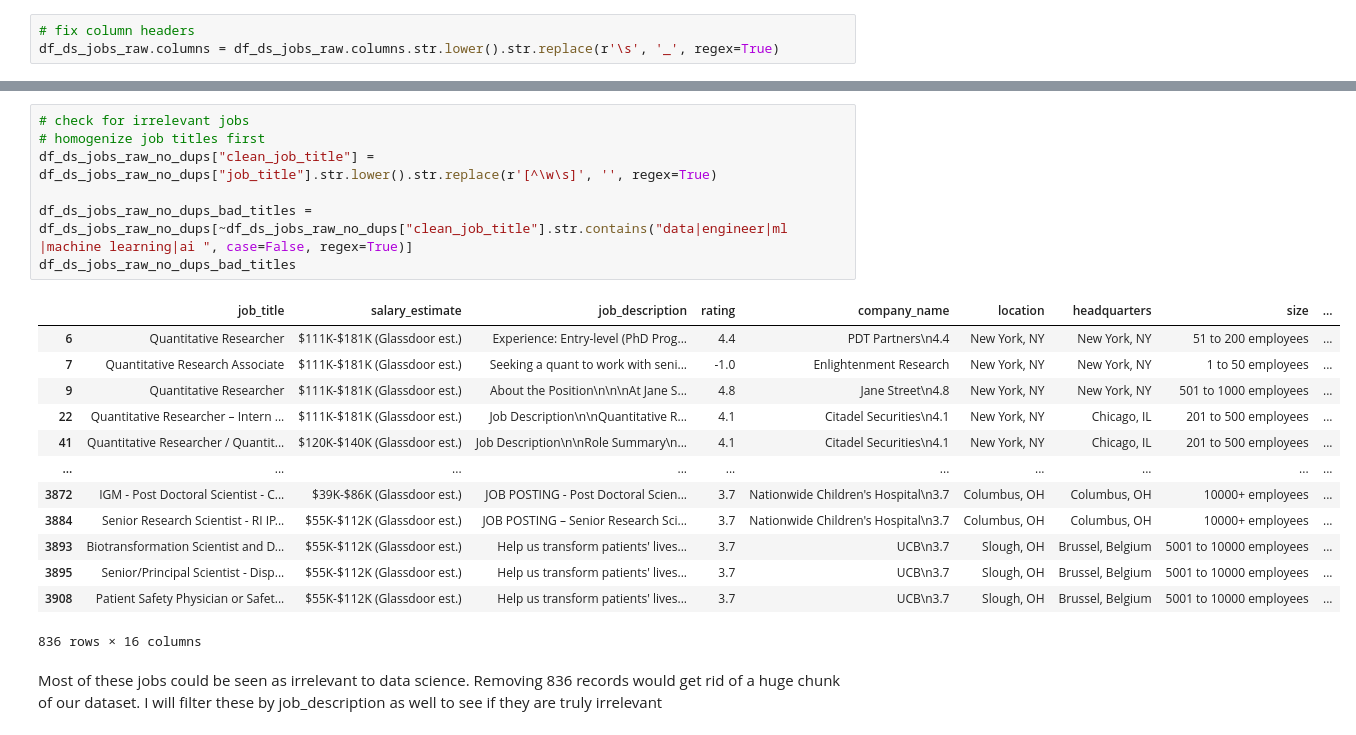
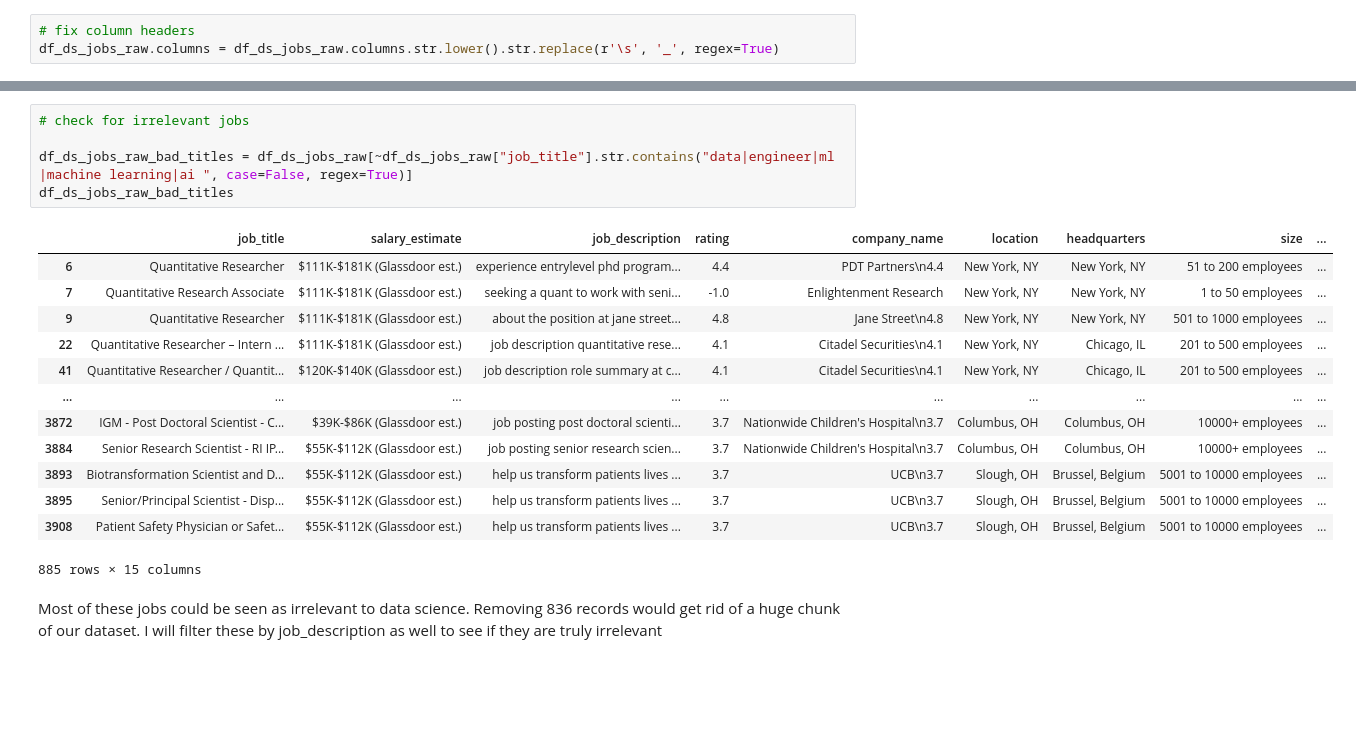
Before and after one commit to Thomas-Kulch/text_data_toolkit, a Jupyter notebook: eda/EDA_Job_Descriptions.ipynb, the cells around one changed output, grey strips where cells are left out. Drawn from its saved outputs; the diff is of its cells as text; blank space fills up the shorter version.

Commit message:
fixed bugs in eda and data_transformation and did 2020 EDA in EDA_Job_Descriptions.ipynb

```diff
--- a/eda/EDA_Job_Descriptions.ipynb
+++ b/eda/EDA_Job_Descriptions.ipynb
@@ -184,24 +158,22 @@ memory usage: 460.6+ KB
 # %%
 # check for irrelevant jobs
-# homogenize job titles first
-df_ds_jobs_raw_no_dups["clean_job_title"] = df_ds_jobs_raw_no_dups["job_title"].str.lower().str.replace(r'[^\w\s]', '', regex=True)
 
-df_ds_jobs_raw_no_dups_bad_titles = df_ds_jobs_raw_no_dups[~df_ds_jobs_raw_no_dups["clean_job_title"].str.contains("data|engineer|ml |machine learning|ai ", case=False, regex=True)]
-df_ds_jobs_raw_no_dups_bad_titles
+df_ds_jobs_raw_bad_titles = df_ds_jobs_raw[~df_ds_jobs_raw["job_title"].str.contains("data|engineer|ml |machine learning|ai ", case=False, regex=True)]
+df_ds_jobs_raw_bad_titles
 # %% [output]
 |  | job_title | salary_estimate | job_description | rating | company_name | location | headquarters | size | ... |
-| 6 | Quantitative Researcher | $111K-$181K (Glassdoor est.) | Experience: Entry-level (PhD Prog... | 4.4 | PDT Partners\n4.4 | New York, NY | New York, NY | 51 to 200 employees | ... |
-| 7 | Quantitative Research Associate | $111K-$181K (Glassdoor est.) | Seeking a quant to work with seni... | -1.0 | Enlightenment Research | New York, NY | New York, NY | 1 to 50 employees | ... |
-| 9 | Quantitative Researcher | $111K-$181K (Glassdoor est.) | About the Position\n\n\nAt Jane S... | 4.8 | Jane Street\n4.8 | New York, NY | New York, NY | 501 to 1000 employees | ... |
-| 22 | Quantitative Researcher – Intern ... | $111K-$181K (Glassdoor est.) | Job Description\n\nQuantitative R... | 4.1 | Citadel Securities\n4.1 | New York, NY | Chicago, IL | 201 to 500 employees | ... |
-| 41 | Quantitative Researcher / Quantit... | $120K-$140K (Glassdoor est.) | Job Description\n\nRole Summary\n... | 4.1 | Citadel Securities\n4.1 | New York, NY | Chicago, IL | 201 to 500 employees | ... |
+| 6 | Quantitative Researcher | $111K-$181K (Glassdoor est.) | experience entrylevel phd program... | 4.4 | PDT Partners\n4.4 | New York, NY | New York, NY | 51 to 200 employees | ... |
+| 7 | Quantitative Research Associate | $111K-$181K (Glassdoor est.) | seeking a quant to work with seni... | -1.0 | Enlightenment Research | New York, NY | New York, NY | 1 to 50 employees | ... |
+| 9 | Quantitative Researcher | $111K-$181K (Glassdoor est.) | about the position at jane street... | 4.8 | Jane Street\n4.8 | New York, NY | New York, NY | 501 to 1000 employees | ... |
+| 22 | Quantitative Researcher – Intern ... | $111K-$181K (Glassdoor est.) | job description quantitative rese... | 4.1 | Citadel Securities\n4.1 | New York, NY | Chicago, IL | 201 to 500 employees | ... |
+| 41 | Quantitative Researcher / Quantit... | $120K-$140K (Glassdoor est.) | job description role summary at c... | 4.1 | Citadel Securities\n4.1 | New York, NY | Chicago, IL | 201 to 500 employees | ... |
 | ... | ... | ... | ... | ... | ... | ... | ... | ... | ... |
-| 3872 | IGM - Post Doctoral Scientist - C... | $39K-$86K (Glassdoor est.) | JOB POSTING - Post Doctoral Scien... | 3.7 | Nationwide Children's Hospital\n3.7 | Columbus, OH | Columbus, OH | 10000+ employees | ... |
-| 3884 | Senior Research Scientist - RI IP... | $55K-$112K (Glassdoor est.) | JOB POSTING – Senior Research Sci... | 3.7 | Nationwide Children's Hospital\n3.7 | Columbus, OH | Columbus, OH | 10000+ employees | ... |
-| 3893 | Biotransformation Scientist and D... | $55K-$112K (Glassdoor est.) | Help us transform patients' lives... | 3.7 | UCB\n3.7 | Slough, OH | Brussel, Belgium | 5001 to 10000 employees | ... |
-| 3895 | Senior/Principal Scientist - Disp... | $55K-$112K (Glassdoor est.) | Help us transform patients' lives... | 3.7 | UCB\n3.7 | Slough, OH | Brussel, Belgium | 5001 to 10000 employees | ... |
-| 3908 | Patient Safety Physician or Safet... | $55K-$112K (Glassdoor est.) | Help us transform patients' lives... | 3.7 | UCB\n3.7 | Slough, OH | Brussel, Belgium | 5001 to 10000 employees | ... |
+| 3872 | IGM - Post Doctoral Scientist - C... | $39K-$86K (Glassdoor est.) | job posting post doctoral scienti... | 3.7 | Nationwide Children's Hospital\n3.7 | Columbus, OH | Columbus, OH | 10000+ employees | ... |
+| 3884 | Senior Research Scientist - RI IP... | $55K-$112K (Glassdoor est.) | job posting senior research scien... | 3.7 | Nationwide Children's Hospital\n3.7 | Columbus, OH | Columbus, OH | 10000+ employees | ... |
+| 3893 | Biotransformation Scientist and D... | $55K-$112K (Glassdoor est.) | help us transform patients lives ... | 3.7 | UCB\n3.7 | Slough, OH | Brussel, Belgium | 5001 to 10000 employees | ... |
+| 3895 | Senior/Principal Scientist - Disp... | $55K-$112K (Glassdoor est.) | help us transform patients lives ... | 3.7 | UCB\n3.7 | Slough, OH | Brussel, Belgium | 5001 to 10000 employees | ... |
+| 3908 | Patient Safety Physician or Safet... | $55K-$112K (Glassdoor est.) | help us transform patients lives ... | 3.7 | UCB\n3.7 | Slough, OH | Brussel, Belgium | 5001 to 10000 employees | ... |
-836 rows × 16 columns
+885 rows × 15 columns
 # %% [markdown]
 Most of these jobs could be seen as irrelevant to data science. Removing 836 records would get rid of a huge chunk of our dataset. I will filter these by job_description as well to see if they are truly irrelevant
 # %%
```
Also changed, not shown: parts of 52 cells of this notebook, 5 other files.
